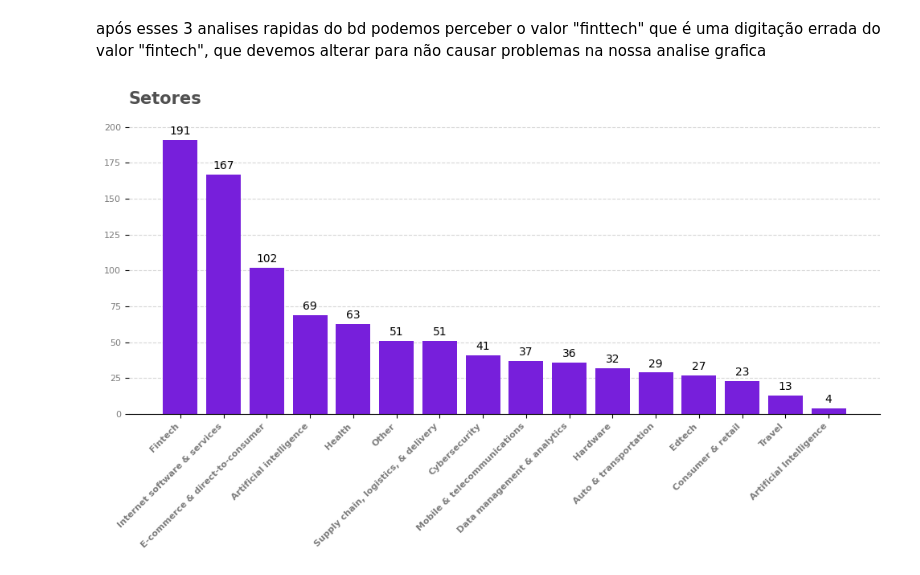
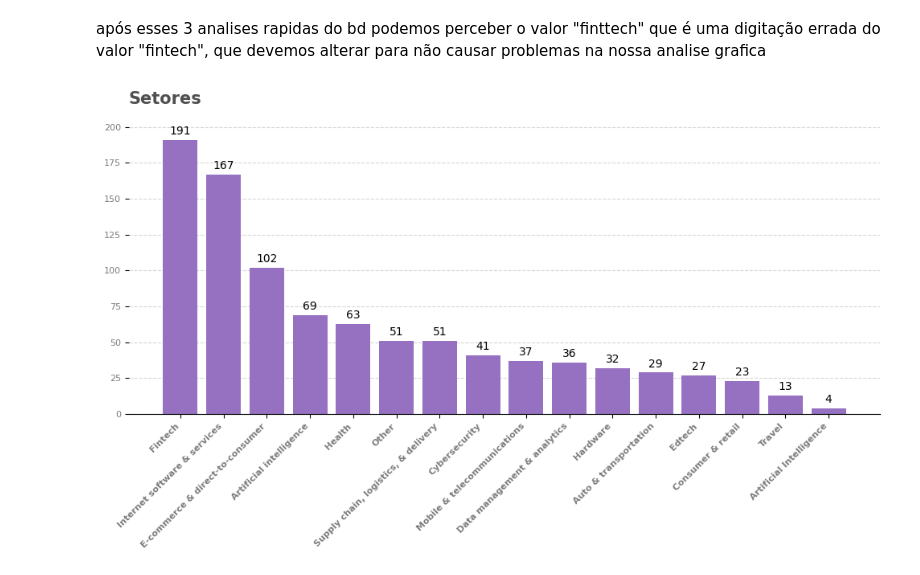
Before and after one commit to Marcos-Beck/Empresas_Unicornios, a Jupyter notebook: projeto_emp-unicornios.ipynb, the cells around one changed output. Saved outputs shown, nothing was run; the diff lists cells and outputs as text; code cells hidden in the pictures.

```diff
--- a/projeto_emp-unicornios.ipynb
+++ b/projeto_emp-unicornios.ipynb
@@ -293,32 +293,32 @@ plt.xticks(
     )
 # grid
 plt.grid(
     axis='y',
     linestyle = '--',
     alpha = 0.5,
     zorder = 0
     )
 # barras
 plt.bar(
     data_base['SERVIÇO'].value_counts().index,
     data_base['SERVIÇO'].value_counts().values,
-    color = "#771FDB",
+    color = "#9671C2",
     zorder = 2
     ); # ";" retira a mensagem de retorno
 # valores das colunas
 for p, v in enumerate(data_base['SERVIÇO'].value_counts()):
     plt.text(p, v + 2,
               str(v),
               ha="center",
               va="bottom",
               fontsize=10)
 
 # bordas
 ax = plt.gca()
 ax.spines['top'].set_visible(False)
 ax.spines['left'].set_visible(False)
 ax.spines['right'].set_visible(False)
 
 plt.tight_layout()
 # %% [output]
-[figure, old version]
+[figure, new version]
```
Also changed, not shown: parts of 4 cells of this notebook.
